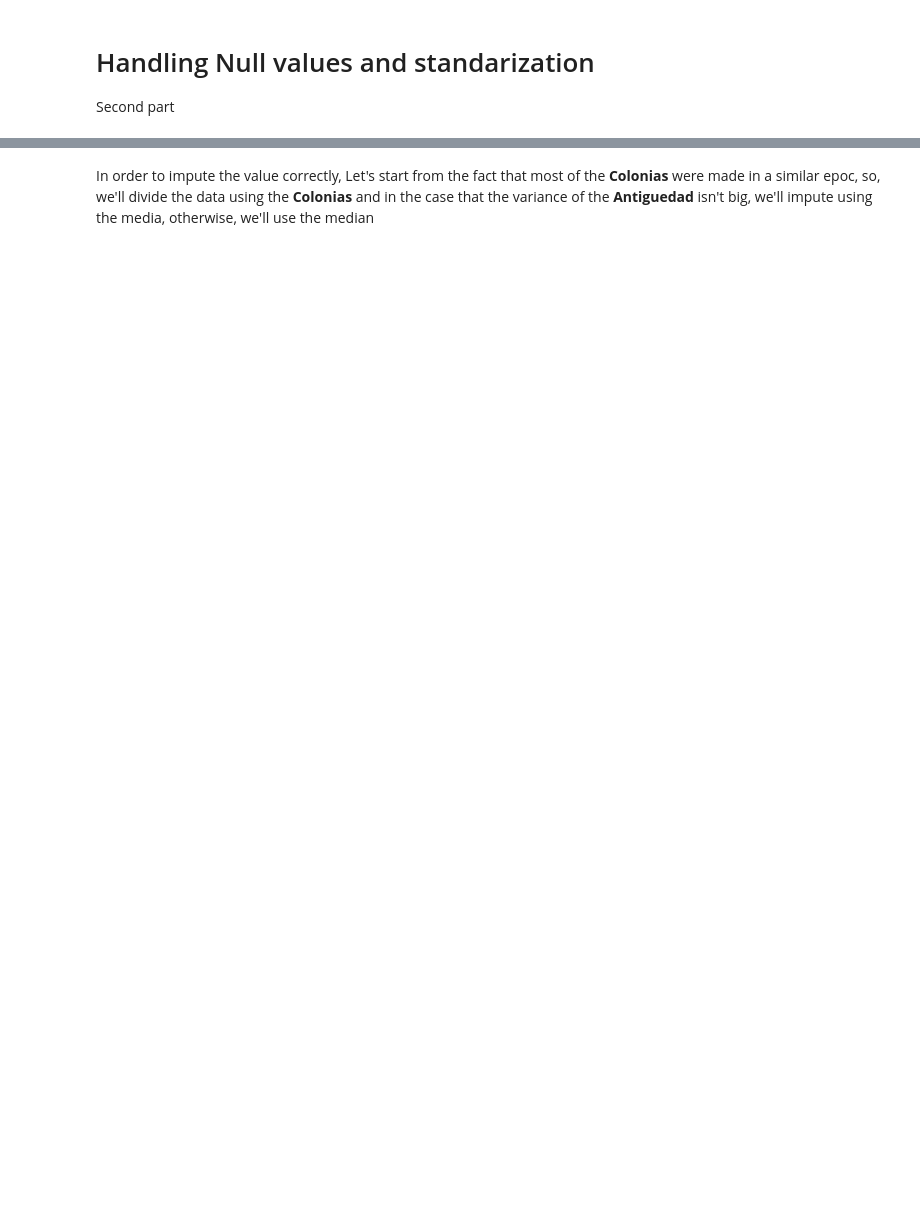
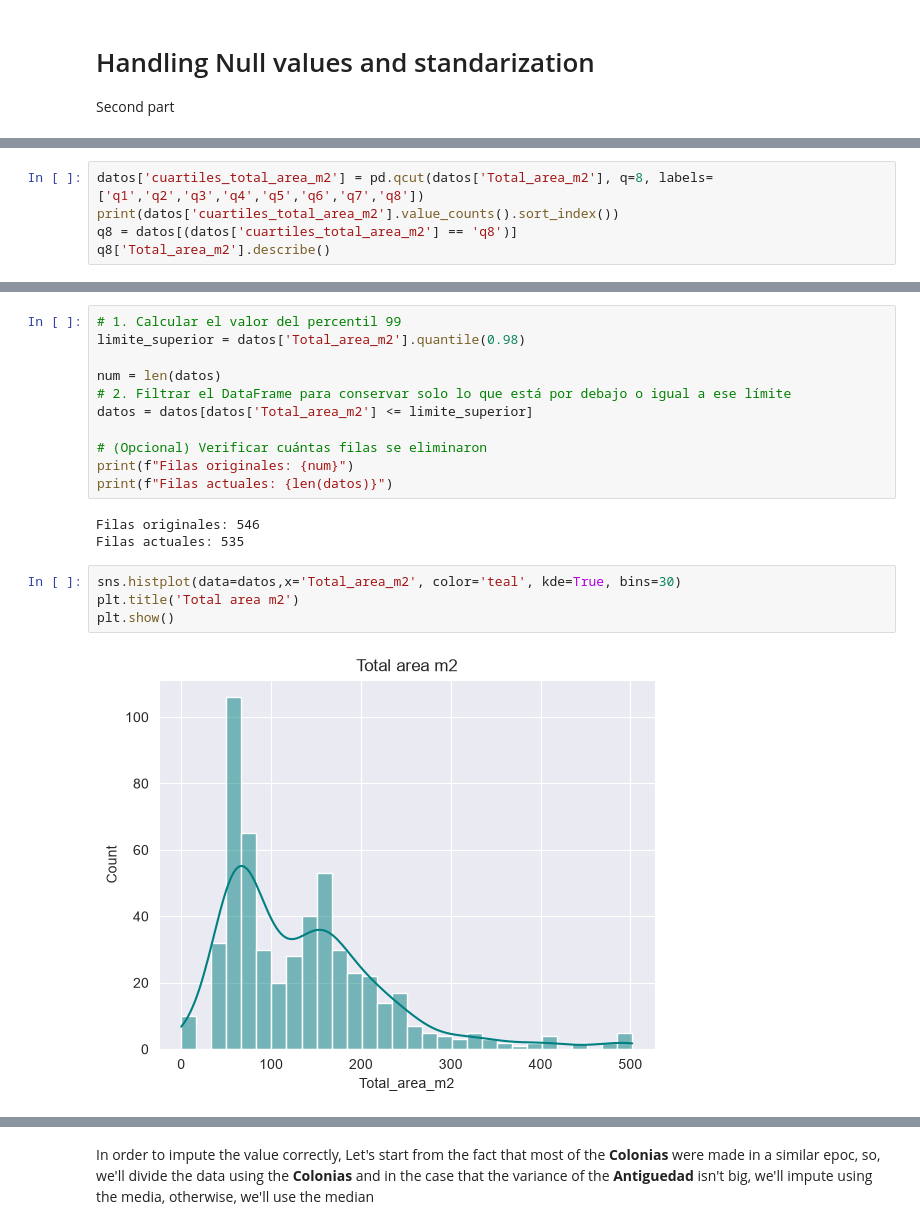
Before and after one commit to gamerOZZY/Zacah_Valuer, a Jupyter notebook: notebooks/Standarization_and_null_values.ipynb, the cells around one changed output, grey strips where cells are left out. Drawn from its saved outputs; the diff is of its cells as text; blank space fills up the shorter version.

```diff
--- a/notebooks/Standarization_and_null_values.ipynb
+++ b/notebooks/Standarization_and_null_values.ipynb
@@ -18,0 +60,5 @@ Name: Antiguedad, dtype: Float64
+# %%
+datos['cuartiles_total_area_m2'] = pd.qcut(datos['Total_area_m2'], q=8, labels=['q1','q2','q3','q4','q5','q6','q7','q8'])
+print(datos['cuartiles_total_area_m2'].value_counts().sort_index())
+q8 = datos[(datos['cuartiles_total_area_m2'] == 'q8')]
+q8['Total_area_m2'].describe()
@@ -18,0 +85,20 @@ Name: Antiguedad, dtype: Float64
+# %%
+# 1. Calcular el valor del percentil 99
+limite_superior = datos['Total_area_m2'].quantile(0.98)
+
+num = len(datos)
+# 2. Filtrar el DataFrame para conservar solo lo que está por debajo o igual a ese límite
+datos = datos[datos['Total_area_m2'] <= limite_superior]
+
+# (Opcional) Verificar cuántas filas se eliminaron
+print(f"Filas originales: {num}")
+print(f"Filas actuales: {len(datos)}")
+# %% [output]
+Filas originales: 546
+Filas actuales: 535
+# %%
+sns.histplot(data=datos,x='Total_area_m2', color='teal', kde=True, bins=30)
+plt.title('Total area m2')
+plt.show()
+# %% [output]
+[figure, added]
```
Also changed, not shown: parts of 15 cells of this notebook, 2 other files.
